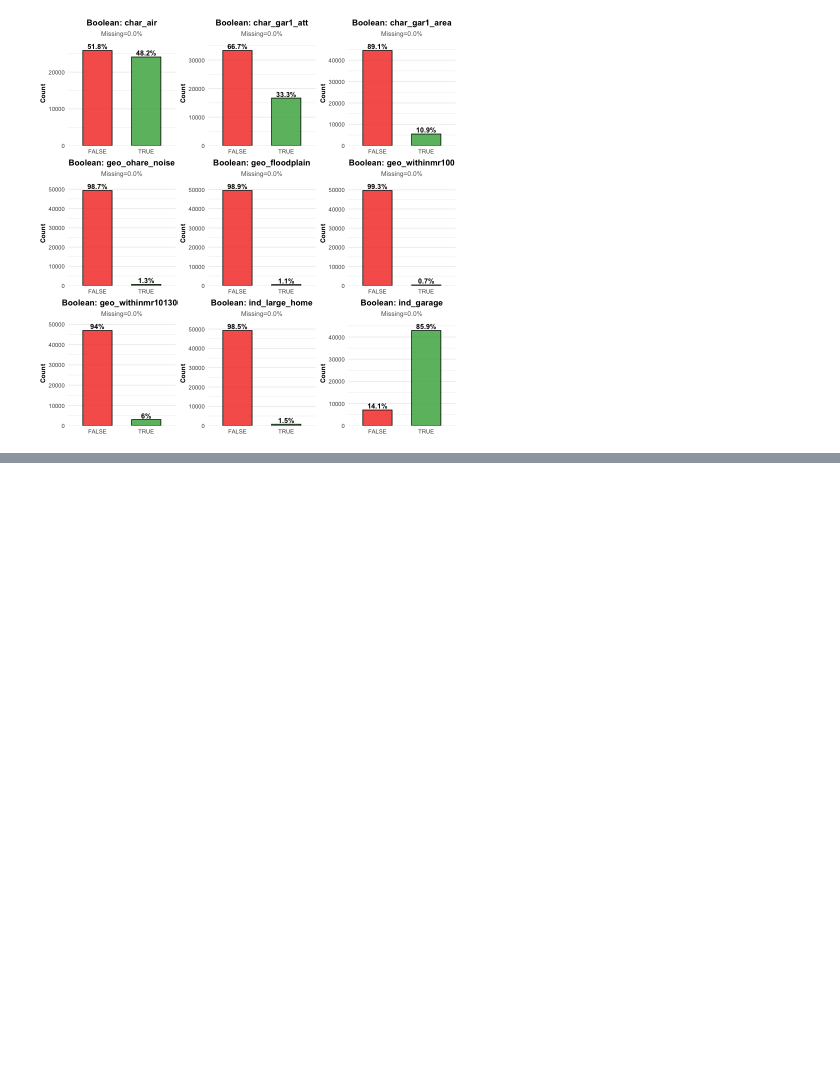
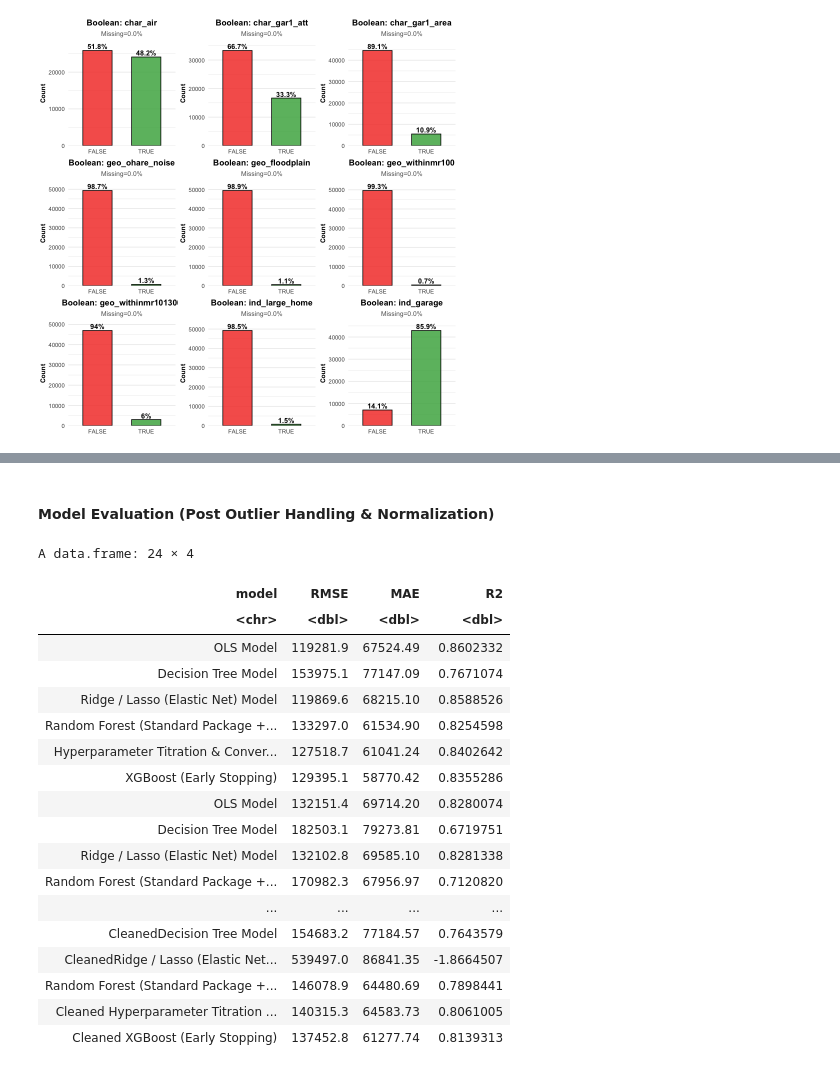
Before and after one commit to shlinkLFO/FIN550_Final, a Jupyter notebook: FIN550_Final.ipynb, the cells around one changed output, grey strips where cells are left out. Saved outputs shown, nothing was run; the diff lists cells and outputs as text; code cells hidden in the pictures; blank space fills up the shorter version.

Commit message:
Outlier Handling & Normalization

```diff
--- a/FIN550_Final.ipynb
+++ b/FIN550_Final.ipynb
@@ -2548,0 +3968,24 @@ ERROR: Error in table(x, y): all arguments must have the same length
+# %% [markdown]
+#### Model Evaluation (Post Outlier Handling & Normalization)
+# %%
+model_results[order(model_results$RMSE), ]
+# %% [output]
+A data.frame: 24 × 4
+| model | RMSE | MAE | R2 |
+| <chr> | <dbl> | <dbl> | <dbl> |
+| OLS Model | 119281.9 | 67524.49 | 0.8602332 |
+| Decision Tree Model | 153975.1 | 77147.09 | 0.7671074 |
+| Ridge / Lasso (Elastic Net) Model | 119869.6 | 68215.10 | 0.8588526 |
+| Random Forest (Standard Package +... | 133297.0 | 61534.90 | 0.8254598 |
+| Hyperparameter Titration & Conver... | 127518.7 | 61041.24 | 0.8402642 |
+| XGBoost (Early Stopping) | 129395.1 | 58770.42 | 0.8355286 |
+| OLS Model | 132151.4 | 69714.20 | 0.8280074 |
+| Decision Tree Model | 182503.1 | 79273.81 | 0.6719751 |
+| Ridge / Lasso (Elastic Net) Model | 132102.8 | 69585.10 | 0.8281338 |
+| Random Forest (Standard Package +... | 170982.3 | 67956.97 | 0.7120820 |
+| ... | ... | ... | ... |
+| CleanedDecision Tree Model | 154683.2 | 77184.57 | 0.7643579 |
+| CleanedRidge / Lasso (Elastic Net... | 539497.0 | 86841.35 | -1.8664507 |
+| Random Forest (Standard Package +... | 146078.9 | 64480.69 | 0.7898441 |
+| Cleaned Hyperparameter Titration ... | 140315.3 | 64583.73 | 0.8061005 |
+| Cleaned XGBoost (Early Stopping) | 137452.8 | 61277.74 | 0.8139313 |
```
Also changed, not shown: parts of 58 cells of this notebook.
